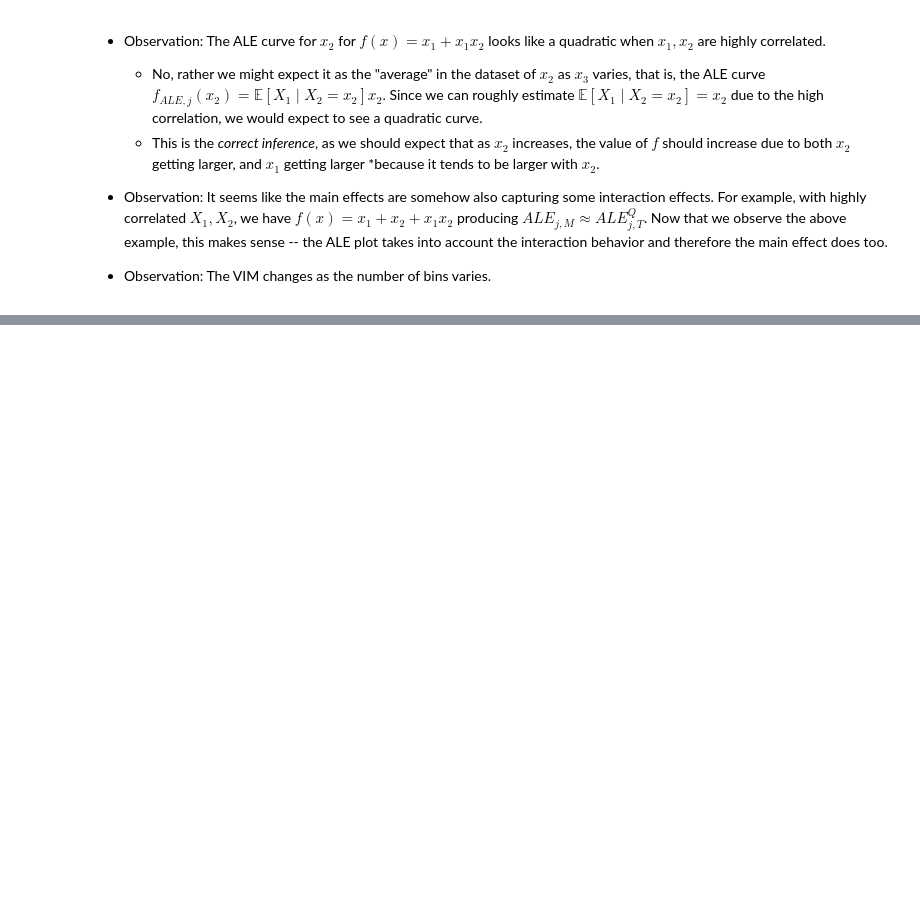
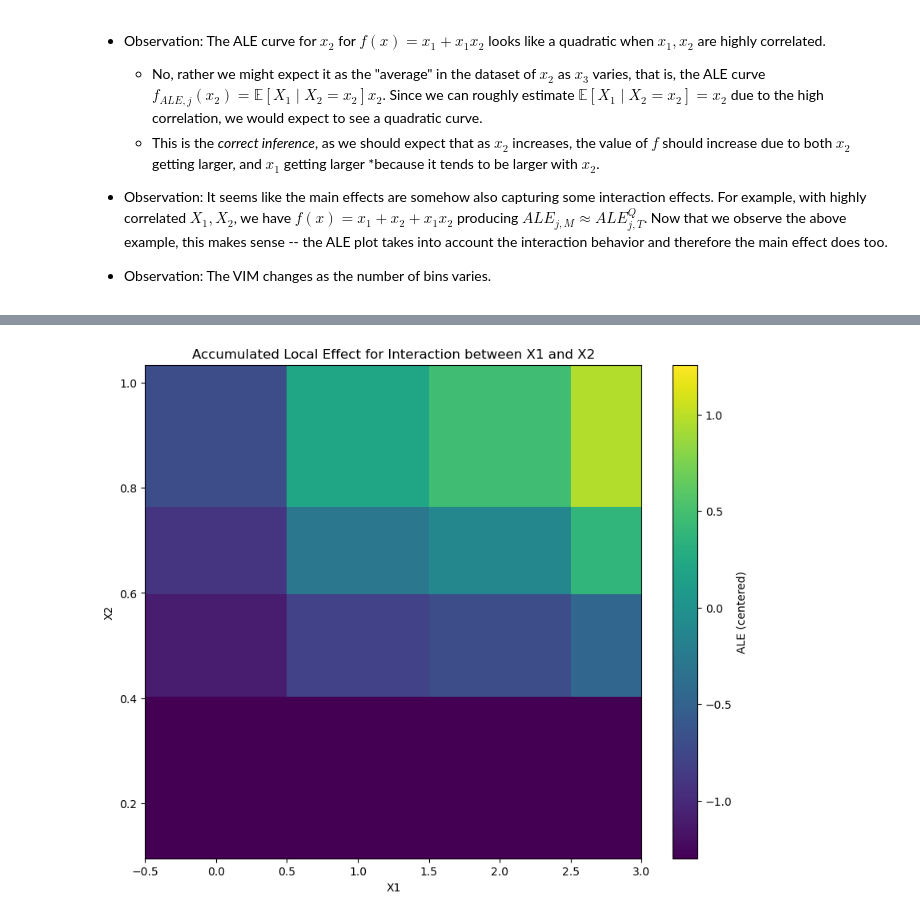
Before and after one commit to dawsonren/ExplainableML, a Jupyter notebook: examine.ipynb, the cells around one changed output, grey strips where cells are left out. Cells and saved outputs as stored; diff of their text form; code cells hidden in the pictures; blank space fills up the shorter version.

```diff
--- a/examine.ipynb
+++ b/examine.ipynb
@@ -179,11 +230,13 @@ plt.show()
 # %%
-# edges1_interaction, edges2_interaction, curve_interaction = ale_2d(f, X, 1, 2, bins=bins)
-# edges1_mesh, edges2_mesh = np.meshgrid(edges1_interaction, edges2_interaction)
-# plt.figure(figsize=(10, 8))
-# # plot heatmap
-# plt.pcolormesh(edges1_mesh, edges2_mesh, curve_interaction, shading='auto', cmap='viridis')
-# plt.colorbar(label='ALE (centered)')
-# plt.xlabel("X1")
-# plt.ylabel("X2")
-# plt.title("Accumulated Local Effect for Interaction between X1 and X2")
-# plt.show()
+edges1_interaction, edges2_interaction, curve_interaction = ale_2d(f, X, 1, 2, bins=bins)
+edges1_mesh, edges2_mesh = np.meshgrid(edges1_interaction, edges2_interaction)
+plt.figure(figsize=(10, 8))
+# plot heatmap
+plt.pcolormesh(edges1_mesh, edges2_mesh, curve_interaction, shading='auto', cmap='viridis')
+plt.colorbar(label='ALE (centered)')
+plt.xlabel("X1")
+plt.ylabel("X2")
+plt.title("Accumulated Local Effect for Interaction between X1 and X2")
+plt.show()
+# %% [output]
+[figure, added]
```
Also changed, not shown: parts of 13 cells of this notebook, 15 other files.
